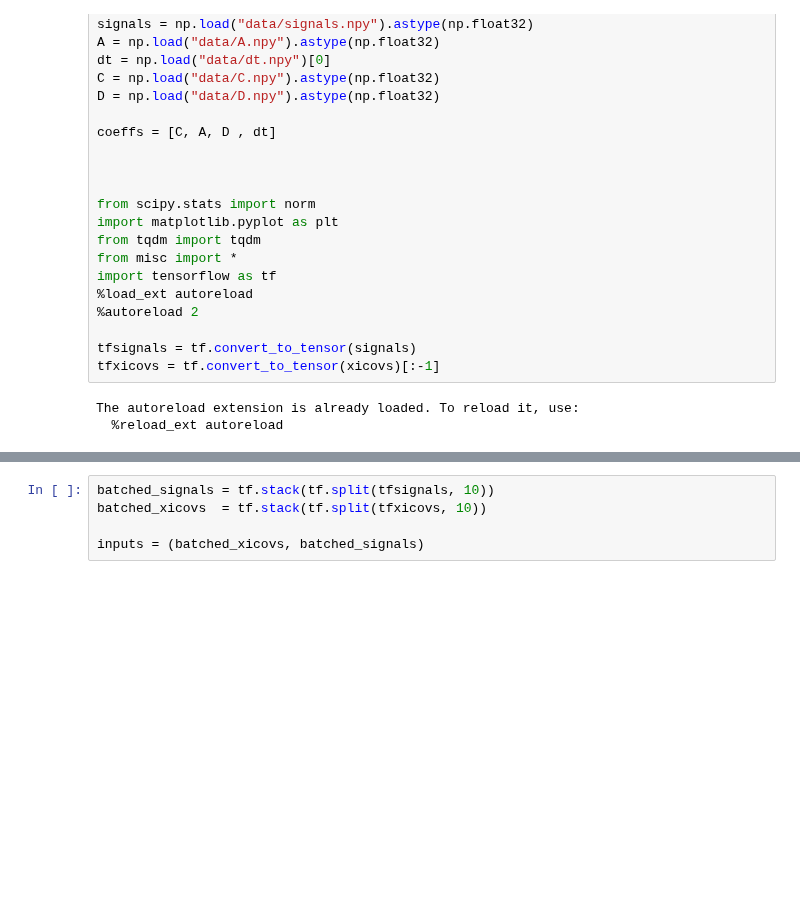
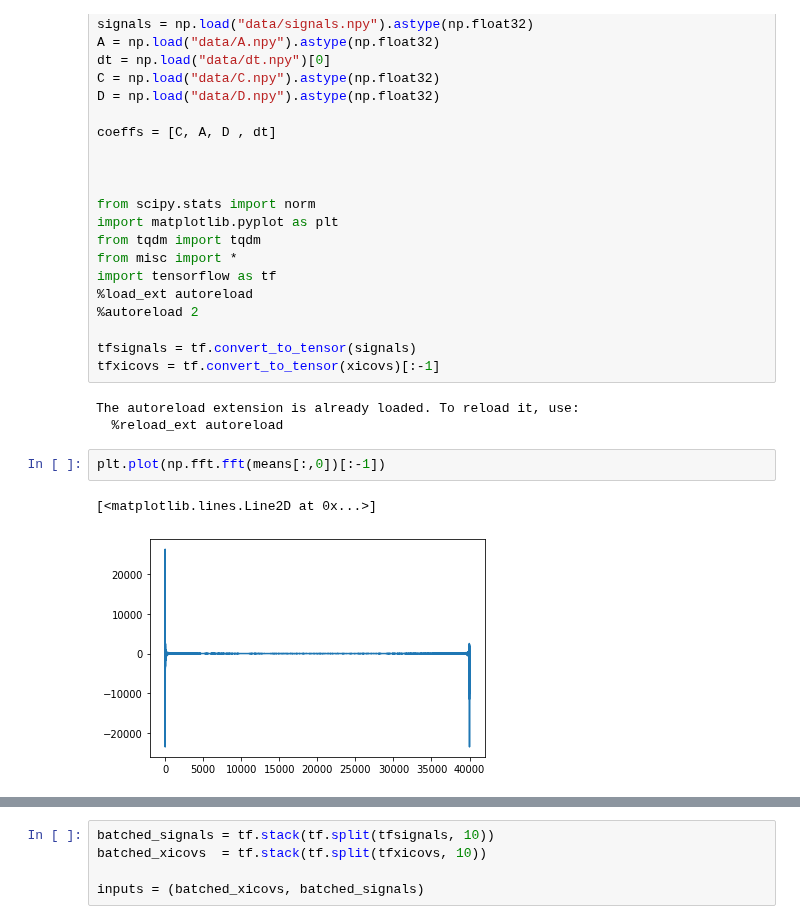
Before and after one commit to matibilkis/continuous, a Jupyter notebook: RNN_proper_shapes.ipynb, the cells around one changed output, grey strips where cells are left out. Saved outputs shown, nothing was run; the diff lists cells and outputs as text; blank space fills up the shorter version.

```diff
--- a/RNN_proper_shapes.ipynb
+++ b/RNN_proper_shapes.ipynb
@@ -28,3 +28,8 @@ tfxicovs = tf.convert_to_tensor(xicovs)[:-1]
 # %% [output]
 The autoreload extension is already loaded. To reload it, use:
   %reload_ext autoreload
+# %%
+plt.plot(np.fft.fft(means[:,0])[:-1])
+# %% [output]
+[<matplotlib.lines.Line2D at 0x...>]
+[figure, added]
```
Also changed, not shown: parts of 8 cells of this notebook, 3 other files.
